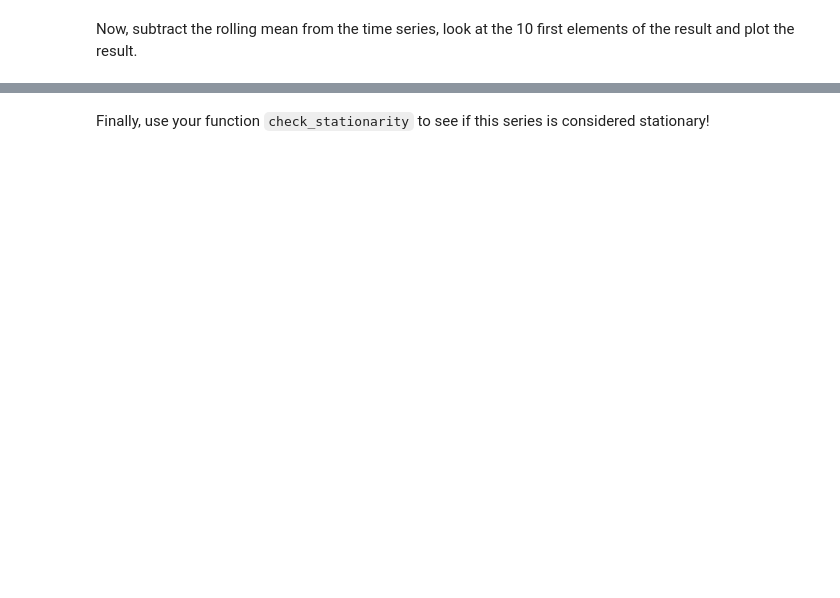
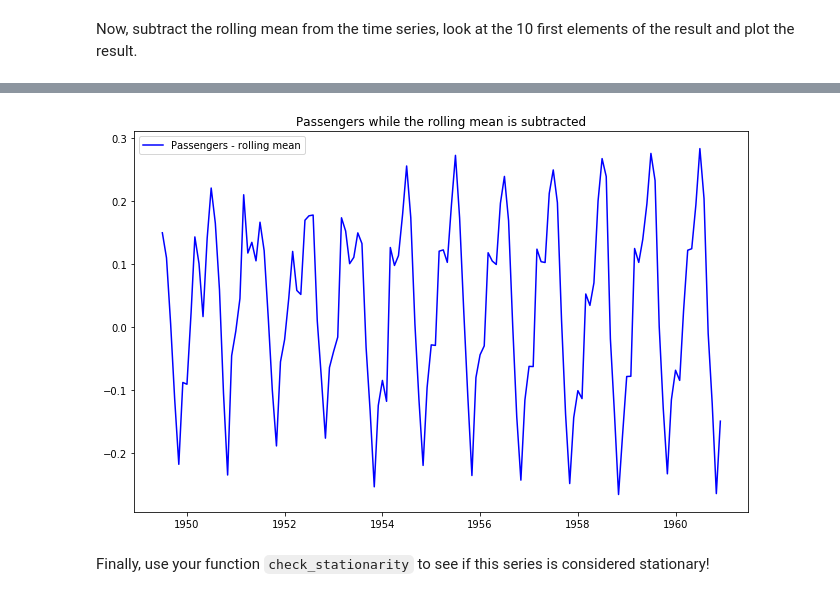
Before and after one commit to MissAle17/dsc-3-25-08-removing-trends-lab-online-ds-sp-000, a Jupyter notebook: index.ipynb, the cells around one changed output, grey strips where cells are left out. Cells and saved outputs as stored; diff of their text form; code cells hidden in the pictures; blank space fills up the shorter version.

```diff
--- a/index.ipynb
+++ b/index.ipynb
@@ -96,3 +148,5 @@ Create a rolling mean using your log transformed time series, with a time window
 Now, subtract the rolling mean from the time series, look at the 10 first elements of the result and plot the result.
 # %%
 # Subtract the moving average from the original data and check head for Nans
+ts_minus_rolmean = ts_log - rolmean
+ts_minus_rolmean.head(15)
@@ -99,2 +171,3 @@ Now, subtract the rolling mean from the time series, look at the 10 first elemen
 # %%
 # Drop the NaN values from timeseries calculated above
+ts_minus_rolmean.dropna(inplace=True)
@@ -103,3 +174,11 @@ Now, subtract the rolling mean from the time series, look at the 10 first elemen
+# %%
+fig = plt.figure(figsize=(11,7))
+plt.plot(ts_minus_rolmean, color='blue',label='Passengers - rolling mean')
+plt.legend(loc='best')
+plt.title('Passengers while the rolling mean is subtracted')
+plt.show(block=False)
+# %% [output]
+[figure, added]
 # %% [markdown]
 Finally, use your function `check_stationarity` to see if this series is considered stationary!
 # %%
```
Also changed, not shown: parts of 21 cells of this notebook.
